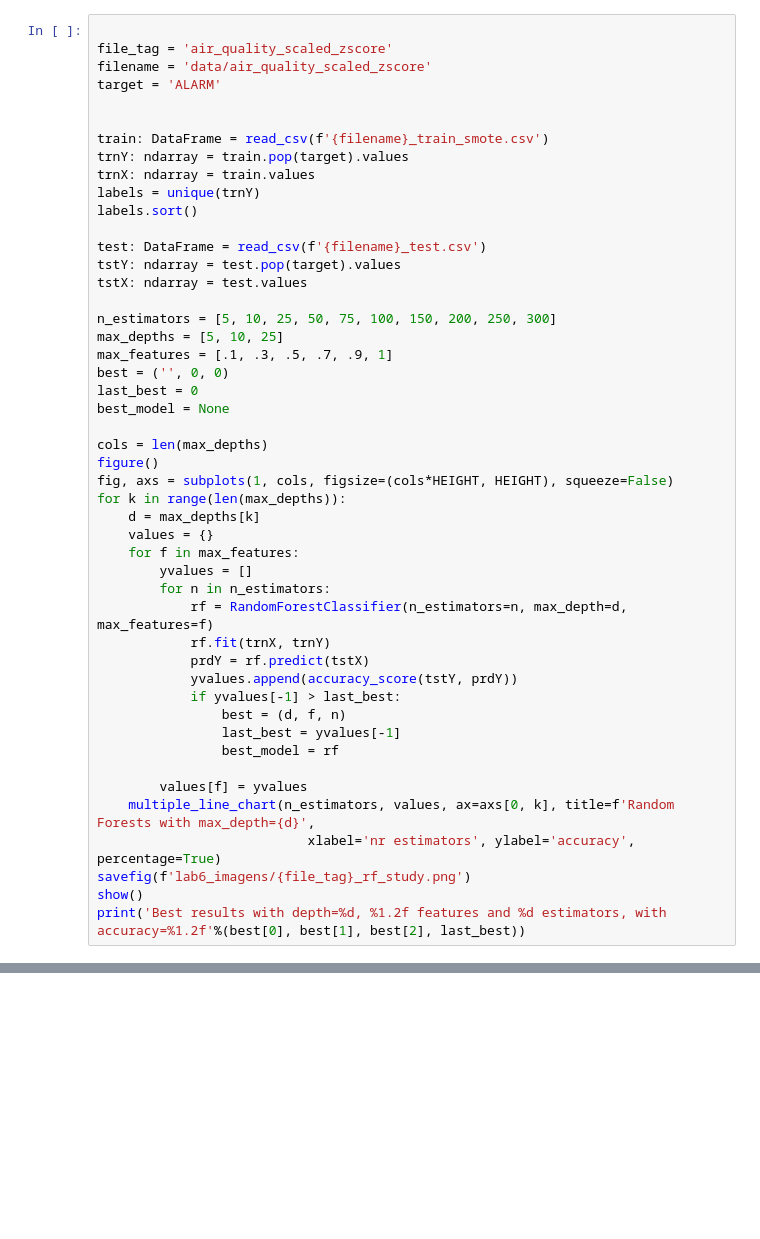
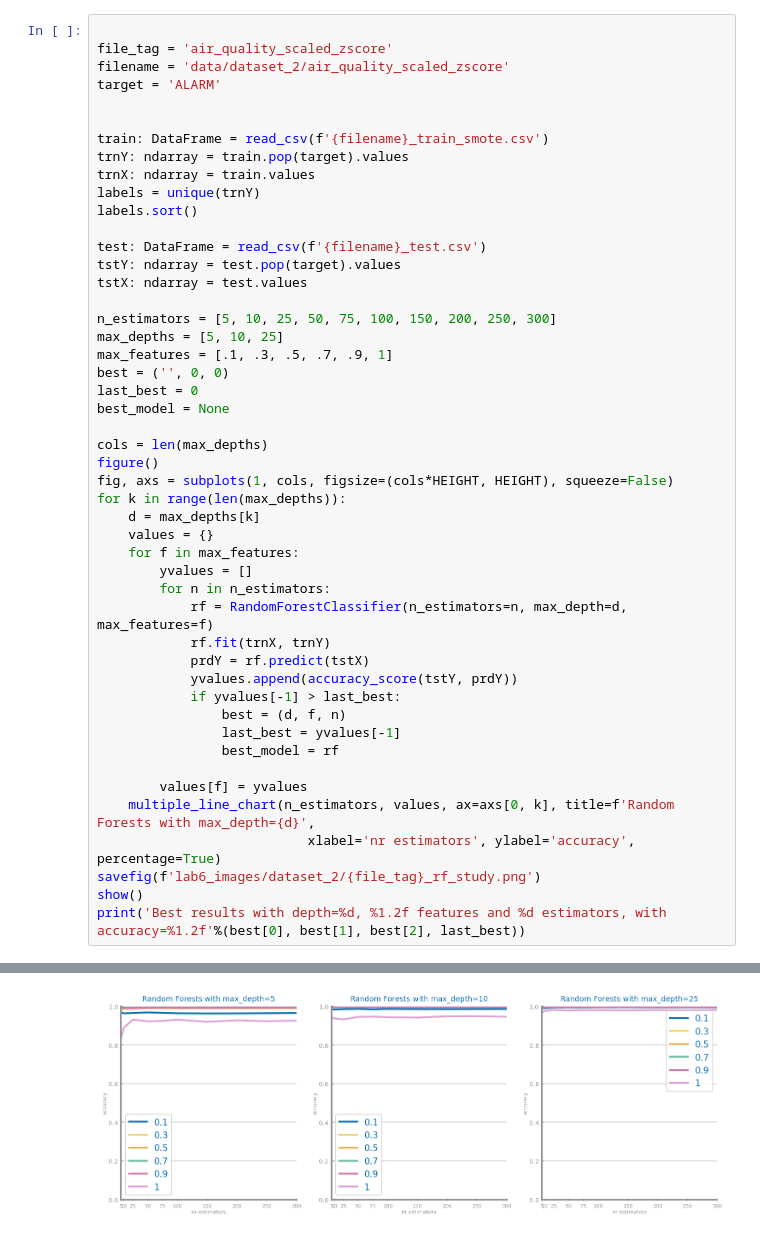
Before and after one commit to falc00/projetoCD, a Jupyter notebook: random_forests_ds2.ipynb, the cells around one changed output, grey strips where cells are left out. Drawn from its saved outputs; the diff is of its cells as text; blank space fills up the shorter version.

```diff
--- a/random_forests_ds2.ipynb
+++ b/random_forests_ds2.ipynb
@@ -8,7 +8,7 @@ from sklearn.metrics import accuracy_score
 # %%
 
 file_tag = 'air_quality_scaled_zscore'
-filename = 'data/air_quality_scaled_zscore'
+filename = 'data/dataset_2/air_quality_scaled_zscore'
 target = 'ALARM'
 
 
@@ -50,6 +50,7 @@ for k in range(len(max_depths)):
         values[f] = yvalues
     multiple_line_chart(n_estimators, values, ax=axs[0, k], title=f'Random Forests with max_depth={d}',
                            xlabel='nr estimators', ylabel='accuracy', percentage=True)
-savefig(f'lab6_imagens/{file_tag}_rf_study.png')
+savefig(f'lab6_images/dataset_2/{file_tag}_rf_study.png')
 show()
 print('Best results with depth=%d, %1.2f features and %d estimators, with accuracy=%1.2f'%(best[0], best[1], best[2], last_best))
+# %% [output]
@@ -55,0 +59 @@ print('Best results with depth=%d, %1.2f features and %d estimators, with accura
+[figure, added]
```
Also changed, not shown: parts of 2 cells of this notebook, 1 other file.
